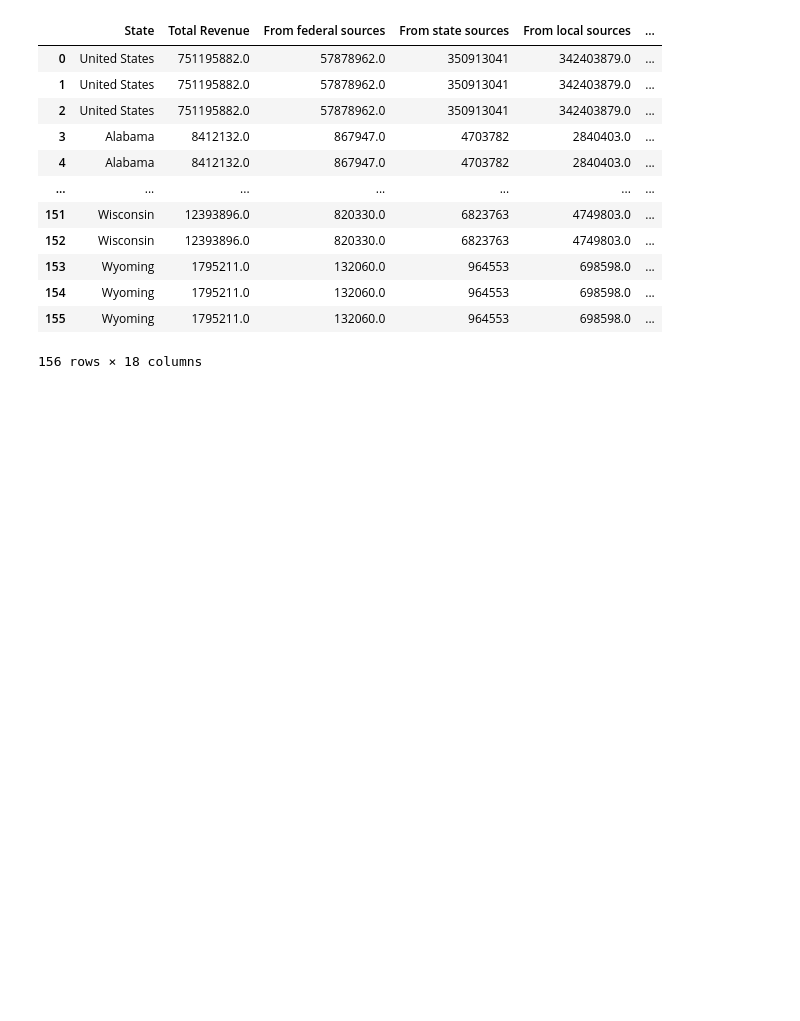
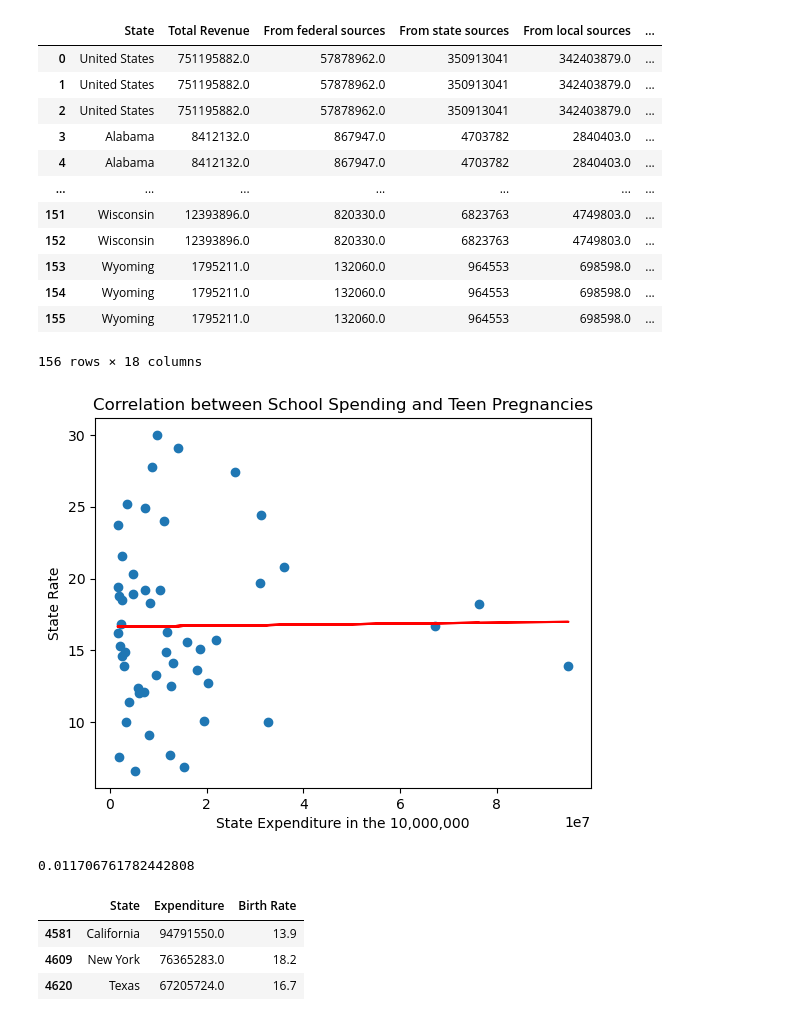
Before and after one commit to JoseGm56/Project-1, a Jupyter notebook: Data.ipynb, the cells around one changed output. Saved outputs shown, nothing was run; the diff lists cells and outputs as text; code cells hidden in the pictures; blank space fills up the shorter version.

```diff
--- a/Data.ipynb
+++ b/Data.ipynb
@@ -49,3 +52,47 @@ full_data
 | 154 | Wyoming | 1795211.0 | 132060.0 | 964553 | 698598.0 | ... |
 | 155 | Wyoming | 1795211.0 | 132060.0 | 964553 | 698598.0 | ... |
 156 rows × 18 columns
+# %%
+#get rif of total us
+expends = full_data["Total Expenditure"].unique()
+expends
+state_coer = pd.DataFrame(data = {"State": full_data["State"].unique(),
+                                  "Expenditure": expends,
+                                  "Birth Rate": x})
+
+
+state_coer[state_coer["State"] == "United States"]
+state_coer = state_coer.drop(4576)
+
+#if you wish to drop the outliers
+#state_coer = state_coer.drop(4620)
+#state_coer = state_coer.drop(4609)
+#state_coer = state_coer.drop(4581)
+
+x_value = state_coer["Expenditure"]
+y_values = state_coer["Birth Rate"]
+
+state_coer
+plt.scatter(x_value, y_values)
+
+(slope, intercept, rvalue, pvalue, stderr) = linregress(x_value, y_values)
+regress_values = x_value * slope + intercept
+equation_string = f"y = {slope:.2f}x + {intercept:.2f}"
+
+plt.plot(x_value, regress_values, "r-")
+plt.ylabel("State Rate")
+plt.xlabel("State Expenditure in the 10,000,000")
+plt.title("Correlation between School Spending and Teen Pregnancies")
+plt.show()
+
+print(rvalue)
+
+state_coer["Expenditure"].sort_values()
+state_coer[state_coer["Expenditure"] > 60000000]
+# %% [output]
+[figure, added]
+0.011706761782442808
+|  | State | Expenditure | Birth Rate |
+| 4581 | California | 94791550.0 | 13.9 |
+| 4609 | New York | 76365283.0 | 18.2 |
+| 4620 | Texas | 67205724.0 | 16.7 |
```
Also changed, not shown: parts of 1 cell of this notebook.
